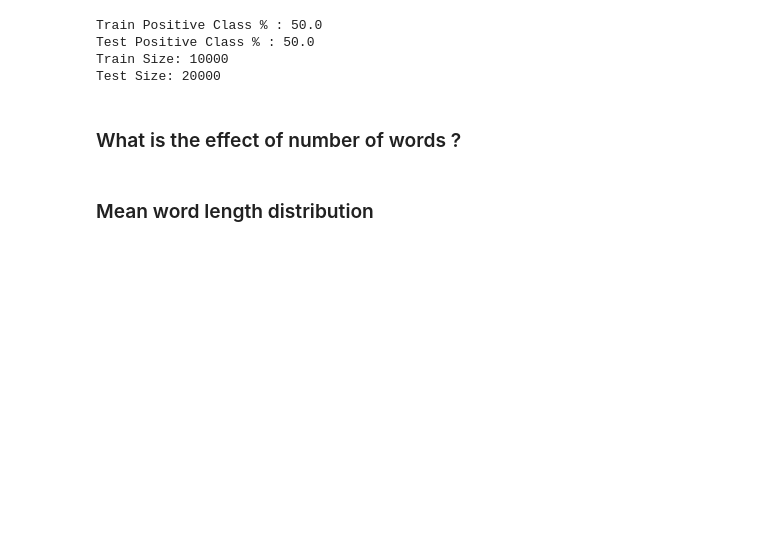
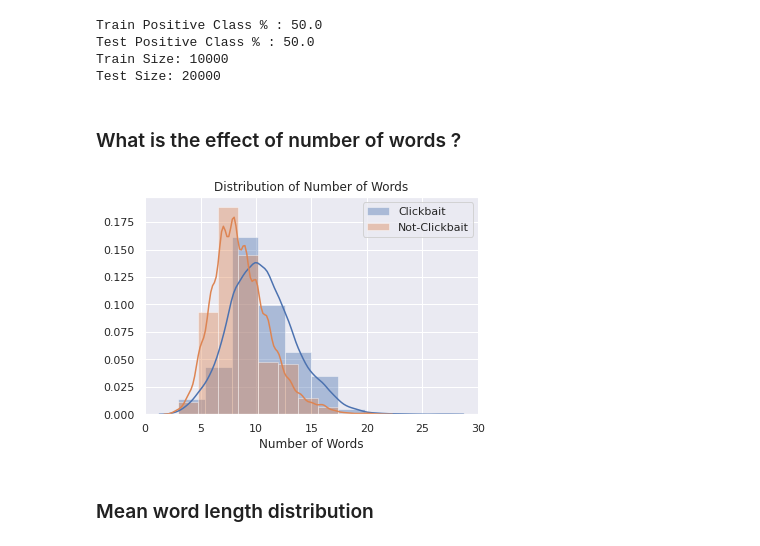
Before and after one commit to yhetman/clickbait_txt_classifier, a Jupyter notebook: Dataset Processing.ipynb, the cells around one changed output. Cells and saved outputs as stored; diff of their text form; code cells hidden in the pictures; blank space fills up the shorter version.

```diff
--- a/Dataset Processing.ipynb
+++ b/Dataset Processing.ipynb
@@ -173,20 +165,22 @@ Test Size: 20000
 
 ### What is the effect of number of words ?
 # %%
-# %matplotlib inline
-# import seaborn as sns
-# import matplotlib.pyplot as plt
+%matplotlib inline
+import seaborn as sns
+import matplotlib.pyplot as plt
 
-# sns.set()
-# clickbait_length = [len(word_tokenize(title)) for title in train[train.label.values == 'clickbait'].title.values]
-# not_clickbait_length = [len(word_tokenize(title)) for title in train[train.label.values != 'clickbait'].title.values]
+sns.set()
+clickbait_length = [len(word_tokenize(title)) for title in train[train.label.values == 'clickbait'].title.values]
+not_clickbait_length = [len(word_tokenize(title)) for title in train[train.label.values != 'clickbait'].title.values]
 
-# sns.distplot(clickbait_length, bins = 10, label = 'Clickbait')
-# sns.distplot(not_clickbait_length, bins = 10, label = 'Not-Clickbait')
-# plt.legend()
-# plt.title('Distribution of Number of Words')
-# plt.xlabel('Number of Words')
-# plt.show()
+sns.distplot(clickbait_length, bins = 10, label = 'Clickbait')
+sns.distplot(not_clickbait_length, bins = 10, label = 'Not-Clickbait')
+plt.legend()
+plt.title('Distribution of Number of Words')
+plt.xlabel('Number of Words')
+plt.show()
+# %% [output]
+[figure, added]
 # %% [markdown]
 ### Mean word length distribution
 # %%
```
Also changed, not shown: parts of 13 cells of this notebook, 2 other files.
